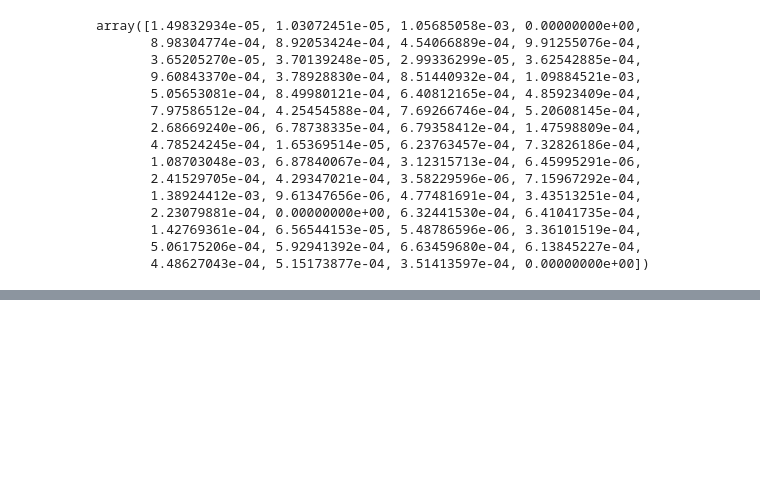
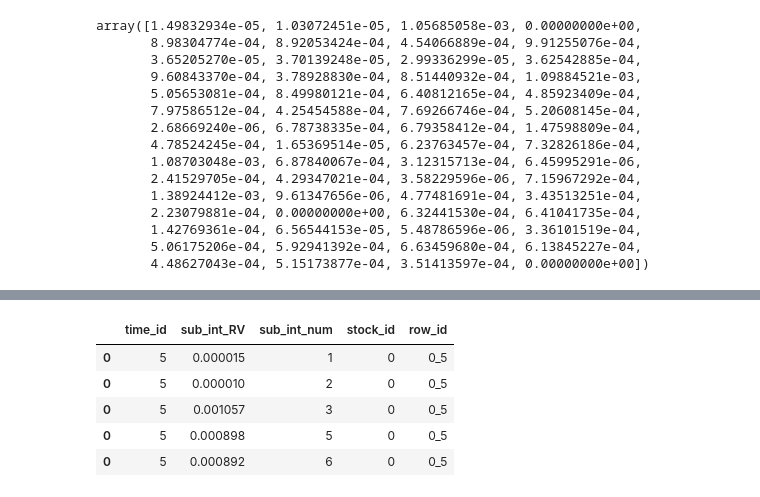
Before and after one commit to martinmf-dev/Realized_Volatility_Prediction_-erdos_deeplearning-, a Jupyter notebook: data_processing/data_processing_functions.ipynb, the cells around one changed output, grey strips where cells are left out. Saved outputs shown, nothing was run; the diff lists cells and outputs as text; code cells hidden in the pictures; blank space fills up the shorter version.

```diff
--- a/data_processing/data_processing_functions.ipynb
+++ b/data_processing/data_processing_functions.ipynb
@@ -173,0 +218,9 @@ array([1.49832934e-05, 1.03072451e-05, 1.05685058e-03, 0.00000000e+00,
+# %%
+book_0_time[book_0_time["time_id"]==5].head()
+# %% [output]
+|  | time_id | sub_int_RV | sub_int_num | stock_id | row_id |
+| 0 | 5 | 0.000015 | 1 | 0 | 0_5 |
+| 0 | 5 | 0.000010 | 2 | 0 | 0_5 |
+| 0 | 5 | 0.001057 | 3 | 0 | 0_5 |
+| 0 | 5 | 0.000898 | 5 | 0 | 0_5 |
+| 0 | 5 | 0.000892 | 6 | 0 | 0_5 |
```
Also changed, not shown: parts of 11 cells of this notebook, 1 other file.
